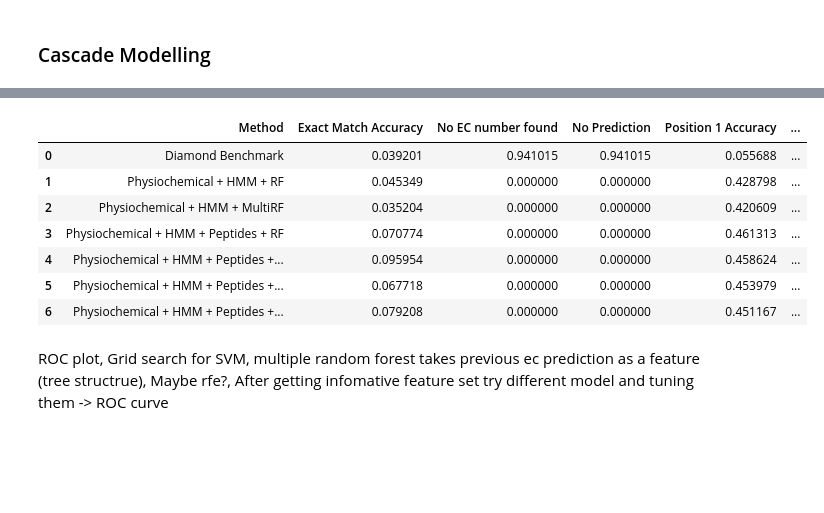
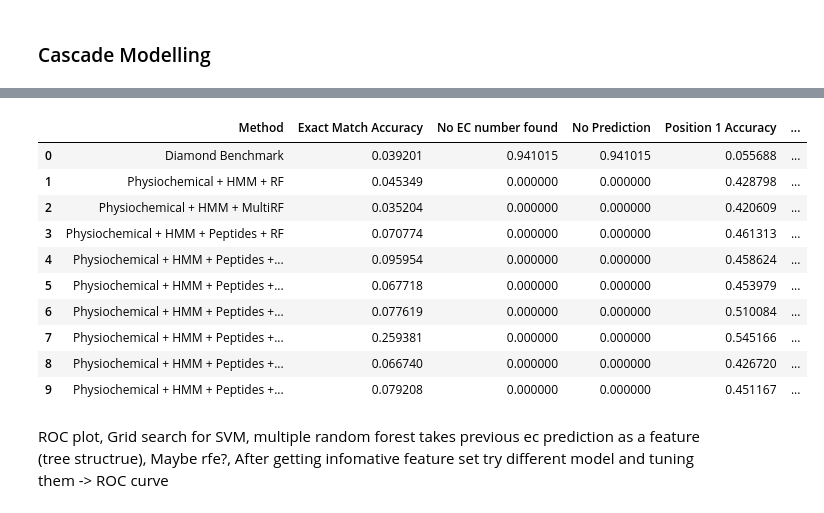
Before and after one commit to ScooterStuff/ec-prediction-ml, a Jupyter notebook: experiments/pipeline.ipynb, the cells around one changed output, grey strips where cells are left out. Saved outputs shown, nothing was run; the diff lists cells and outputs as text; code cells hidden in the pictures; blank space fills up the shorter version.

```diff
--- a/experiments/pipeline.ipynb
+++ b/experiments/pipeline.ipynb
@@ -178,16 +464,22 @@ Test F1: 0.40484048404840484
 # %%
 metrics = pd.read_csv('../metrics/experiment_results.csv')
-report_combined = pd.concat([metrics, eval_report], axis=0, ignore_index=True)
+report_combined = pd.concat([metrics, all_eval_reports], axis=0, ignore_index=True)
 display(report_combined)
 report_combined.to_csv('../metrics/experiment_results.csv', index=False)
-# %% [output]
-|  | Method | Exact Match Accuracy | No EC number found | No Prediction | Position 1 Accuracy | ... |
-| 0 | Diamond Benchmark | 0.039201 | 0.941015 | 0.941015 | 0.055688 | ... |
-| 1 | Physiochemical + HMM + RF | 0.045349 | 0.000000 | 0.000000 | 0.428798 | ... |
-| 2 | Physiochemical + HMM + MultiRF | 0.035204 | 0.000000 | 0.000000 | 0.420609 | ... |
-| 3 | Physiochemical + HMM + Peptides + RF | 0.070774 | 0.000000 | 0.000000 | 0.461313 | ... |
-| 4 | Physiochemical + HMM + Peptides +... | 0.095954 | 0.000000 | 0.000000 | 0.458624 | ... |
-| 5 | Physiochemical + HMM + Peptides +... | 0.067718 | 0.000000 | 0.000000 | 0.453979 | ... |
-| 6 | Physiochemical + HMM + Peptides +... | 0.079208 | 0.000000 | 0.000000 | 0.451167 | ... |
+# %%
+metrics = pd.read_csv('../metrics/experiment_results.csv')
+metrics
+# %% [output]
+|  | Method | Exact Match Accuracy | No EC number found | No Prediction | Position 1 Accuracy | ... |
+| 0 | Diamond Benchmark | 0.039201 | 0.941015 | 0.941015 | 0.055688 | ... |
+| 1 | Physiochemical + HMM + RF | 0.045349 | 0.000000 | 0.000000 | 0.428798 | ... |
+| 2 | Physiochemical + HMM + MultiRF | 0.035204 | 0.000000 | 0.000000 | 0.420609 | ... |
+| 3 | Physiochemical + HMM + Peptides + RF | 0.070774 | 0.000000 | 0.000000 | 0.461313 | ... |
+| 4 | Physiochemical + HMM + Peptides +... | 0.095954 | 0.000000 | 0.000000 | 0.458624 | ... |
+| 5 | Physiochemical + HMM + Peptides +... | 0.067718 | 0.000000 | 0.000000 | 0.453979 | ... |
+| 6 | Physiochemical + HMM + Peptides +... | 0.077619 | 0.000000 | 0.000000 | 0.510084 | ... |
+| 7 | Physiochemical + HMM + Peptides +... | 0.259381 | 0.000000 | 0.000000 | 0.545166 | ... |
+| 8 | Physiochemical + HMM + Peptides +... | 0.066740 | 0.000000 | 0.000000 | 0.426720 | ... |
+| 9 | Physiochemical + HMM + Peptides +... | 0.079208 | 0.000000 | 0.000000 | 0.451167 | ... |
 # %% [markdown]
 ROC plot, Grid search for SVM, multiple random forest takes previous ec prediction as a feature (tree structrue), Maybe rfe?, After getting infomative feature set try different model and tuning them -> ROC curve
```
Also changed, not shown: parts of 13 cells of this notebook, 43 other files.
